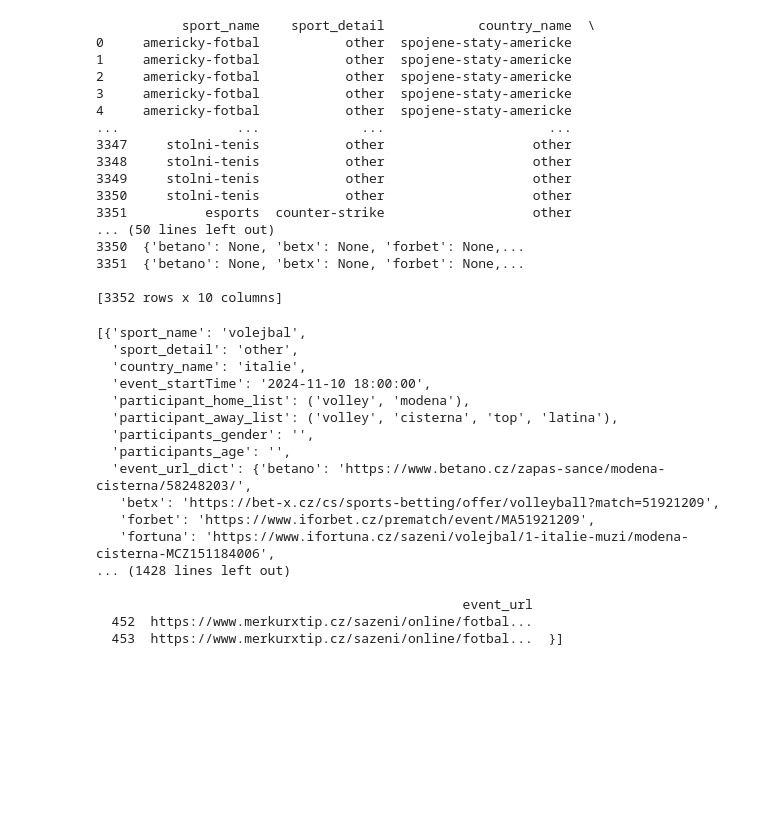
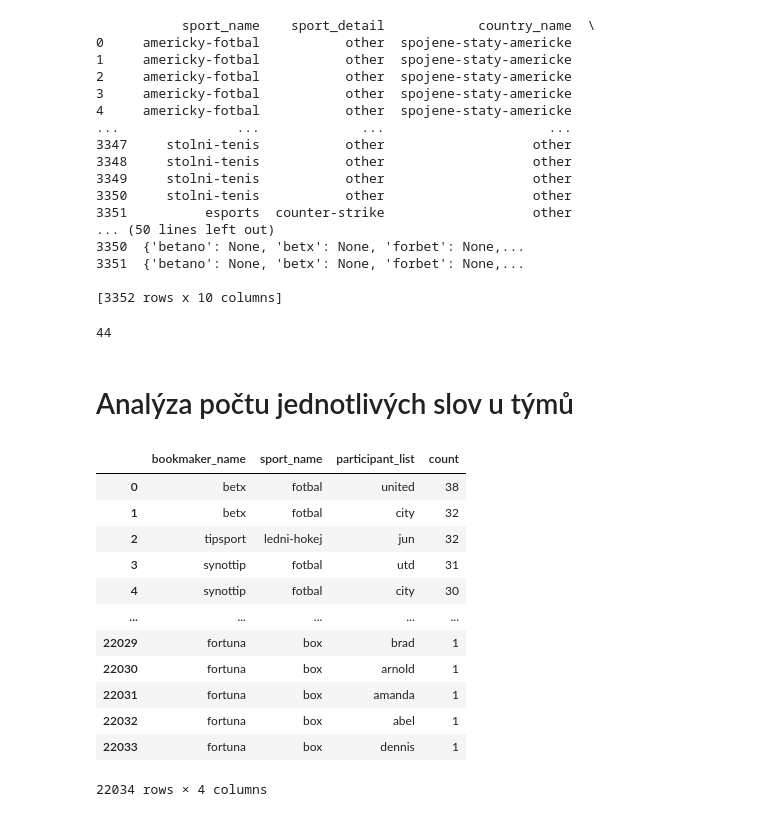
Before and after one commit to adamriha97/bet_scraper, a Jupyter notebook: events_matching_test.ipynb, the cells around one changed output. Saved outputs shown, nothing was run; the diff lists cells and outputs as text; code cells hidden in the pictures; blank space fills up the shorter version.

```diff
--- a/events_matching_test.ipynb
+++ b/events_matching_test.ipynb
@@ -406,23 +406,7 @@ print(events)
 3351  {'betano': None, 'betx': None, 'forbet': None,...
 
 [3352 rows x 10 columns]
-# %%
-errors
-# %% [output]
-[{'sport_name': 'volejbal',
-  'sport_detail': 'other',
-  'country_name': 'italie',
-  'event_startTime': '2024-11-10 18:00:00',
-  'participant_home_list': ('volley', 'modena'),
-  'participant_away_list': ('volley', 'cisterna', 'top', 'latina'),
-  'participants_gender': '',
-  'participants_age': '',
-  'event_url_dict': {'betano': 'https://www.betano.cz/zapas-sance/modena-cisterna/58248203/',
-   'betx': 'https://bet-x.cz/cs/sports-betting/offer/volleyball?match=51921209',
-   'forbet': 'https://www.iforbet.cz/prematch/event/MA51921209',
-   'fortuna': 'https://www.ifortuna.cz/sazeni/volejbal/1-italie-muzi/modena-cisterna-MCZ151184006',
-... (1428 lines left out)
-
-                                               event_url
-  452  https://www.merkurxtip.cz/sazeni/online/fotbal...
-  453  https://www.merkurxtip.cz/sazeni/online/fotbal...  }]
+# %%
+len(errors)
+# %% [output]
+44
@@ -428,0 +422,28 @@ errors
+# %% [markdown]
+# Analýza počtu jednotlivých slov u týmů
+# %%
+df_names = df_all[[
+    'bookmaker_name',
+    'sport_name',
+    'participant_home_list',
+    'participant_away_list'
+]].copy()
+df_names['participant_list'] = df_names.apply(lambda row: row['participant_home_list'] + row['participant_away_list'], axis=1)
+df_names = df_names.drop(columns=['participant_home_list', 'participant_away_list']).explode('participant_list').reset_index(drop=True)
+df_names = df_names.groupby(['bookmaker_name', 'sport_name', 'participant_list']).size().reset_index(name='count')
+df_names = df_names.sort_values(by='count', ascending=False).reset_index(drop=True)
+df_names
+# %% [output]
+|  | bookmaker_name | sport_name | participant_list | count |
+| 0 | betx | fotbal | united | 38 |
+| 1 | betx | fotbal | city | 32 |
+| 2 | tipsport | ledni-hokej | jun | 32 |
+| 3 | synottip | fotbal | utd | 31 |
+| 4 | synottip | fotbal | city | 30 |
+| ... | ... | ... | ... | ... |
+| 22029 | fortuna | box | brad | 1 |
+| 22030 | fortuna | box | arnold | 1 |
+| 22031 | fortuna | box | amanda | 1 |
+| 22032 | fortuna | box | abel | 1 |
+| 22033 | fortuna | box | dennis | 1 |
+22034 rows × 4 columns
```
Also changed, not shown: parts of 2 cells of this notebook, 1 other file.
